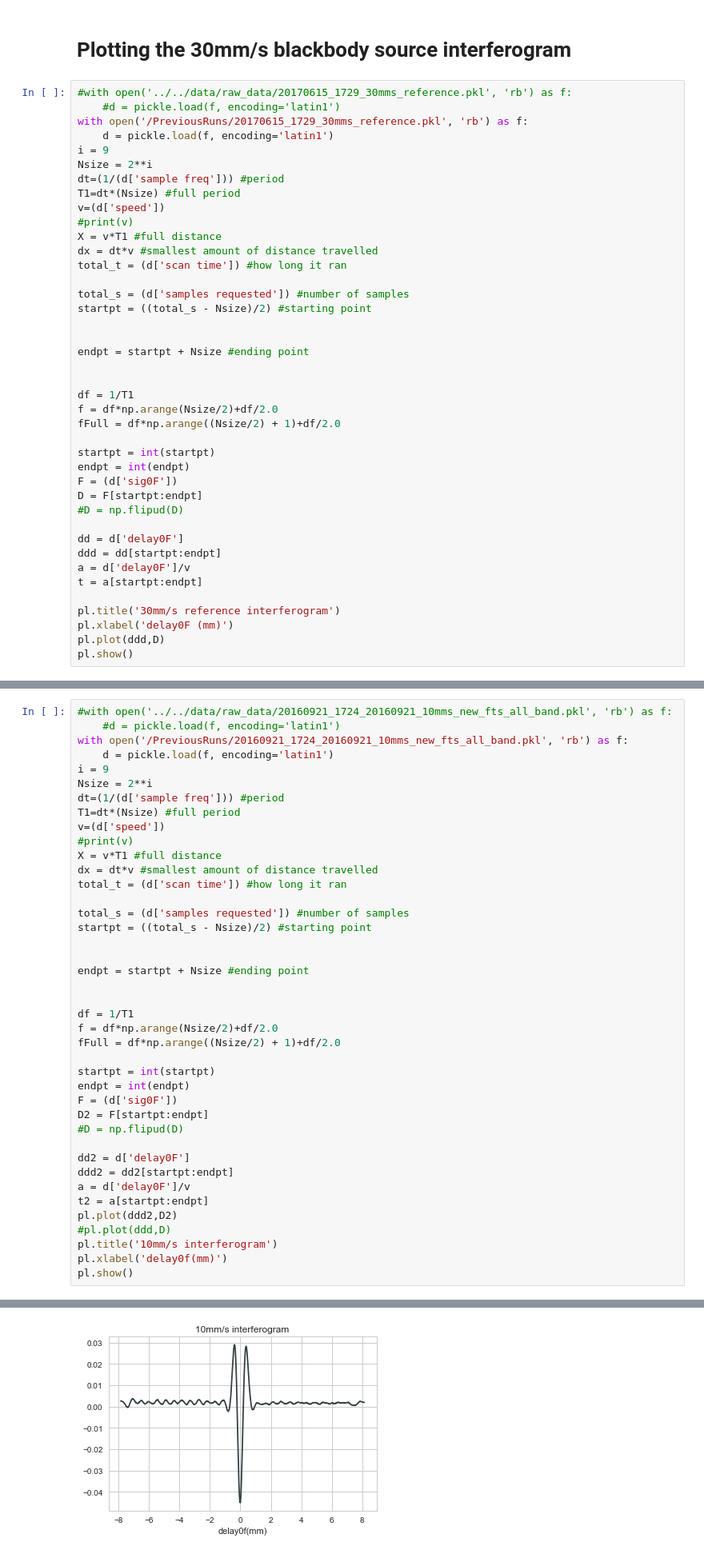
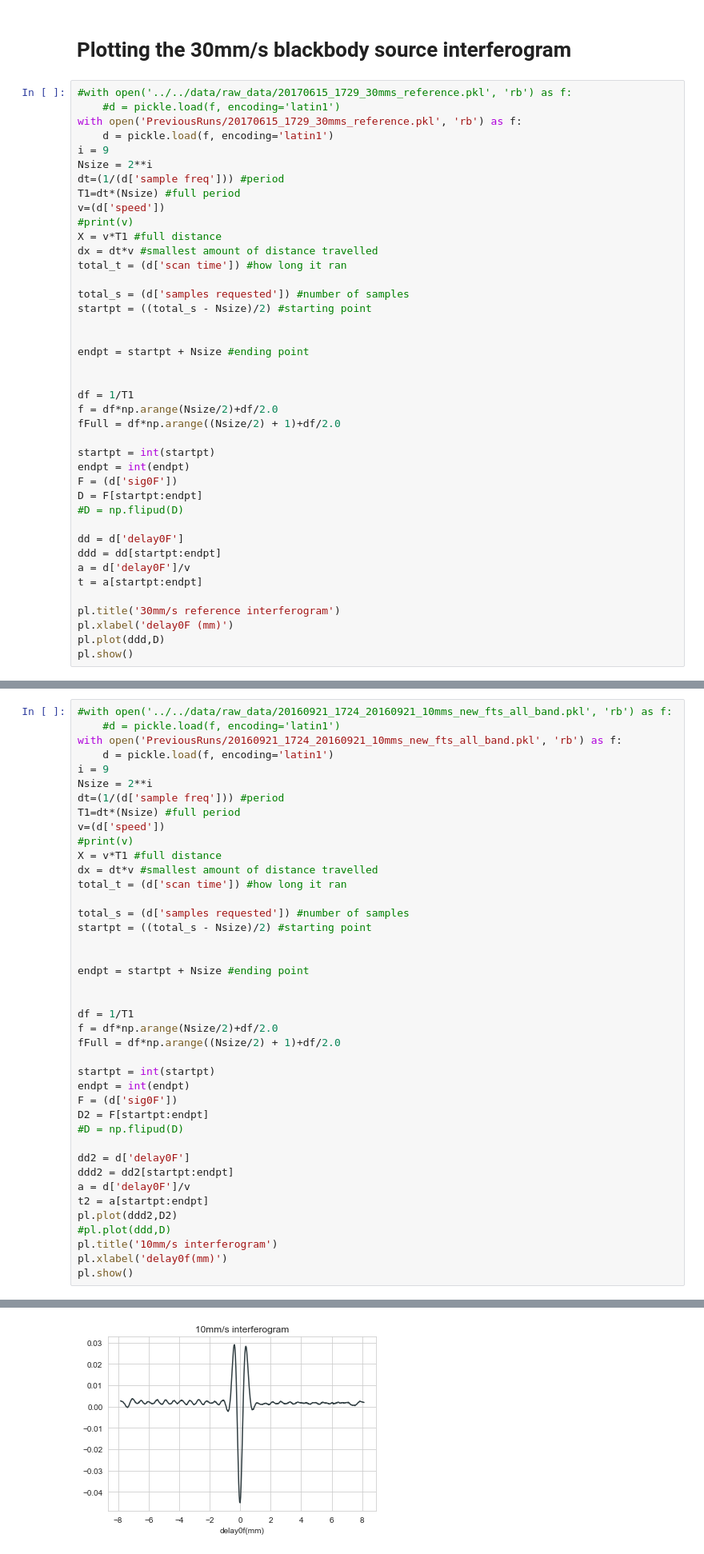
Before and after one commit to miramliu/FTS-Simulation, a Jupyter notebook: TimeConstantFit.ipynb, the cells around one changed output, grey strips where cells are left out. Shown at 80% size. Cells and saved outputs as stored; diff of their text form.

```diff
--- a/TimeConstantFit.ipynb
+++ b/TimeConstantFit.ipynb
@@ -28,7 +28,7 @@ sns.set_style("whitegrid")
 # %%
 #with open('../../data/raw_data/20170615_1729_30mms_reference.pkl', 'rb') as f:
     #d = pickle.load(f, encoding='latin1')
-with open('/PreviousRuns/20170615_1729_30mms_reference.pkl', 'rb') as f:
+with open('PreviousRuns/20170615_1729_30mms_reference.pkl', 'rb') as f:
     d = pickle.load(f, encoding='latin1')
 i = 9
 Nsize = 2**i
@@ -146,7 +146,7 @@ pl.show()
 # %%
 #with open('../../data/raw_data/20160921_1724_20160921_10mms_new_fts_all_band.pkl', 'rb') as f:
     #d = pickle.load(f, encoding='latin1')
-with open('/PreviousRuns/20160921_1724_20160921_10mms_new_fts_all_band.pkl', 'rb') as f:
+with open('PreviousRuns/20160921_1724_20160921_10mms_new_fts_all_band.pkl', 'rb') as f:
     d = pickle.load(f, encoding='latin1')
 i = 9
 Nsize = 2**i
@@ -189 +188 @@ pl.show()
-[figure, old version]
+[figure, new version]
```
Also changed, not shown: parts of 6 cells of this notebook.
